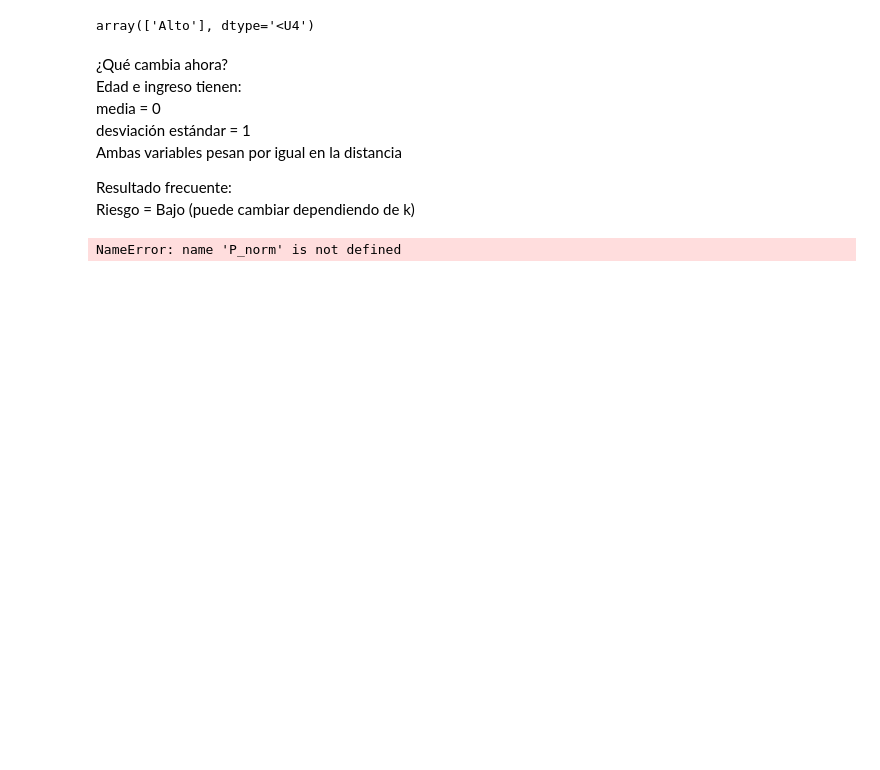
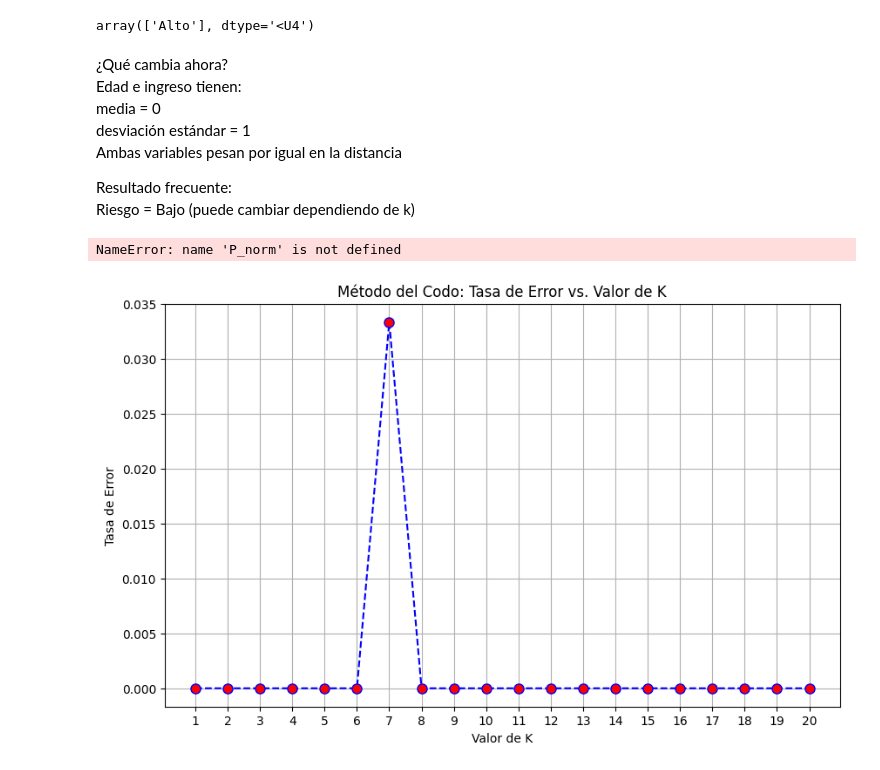
Before and after one commit to JordanMedinaOrtiz/mineria-datos, a Jupyter notebook: Mineria_datos.ipynb, the cells around one changed output. Saved outputs shown, nothing was run; the diff lists cells and outputs as text; code cells hidden in the pictures; blank space fills up the shorter version.

```diff
--- a/Mineria_datos.ipynb
+++ b/Mineria_datos.ipynb
@@ -2741,3 +2741,68 @@ for k in [1, 3, 5]:
     print(f"k={k} →", modelo.predict(P_norm)[0])
 # %% [output]
 NameError: name 'P_norm' is not defined
+# %%
+import numpy as np
+import matplotlib.pyplot as plt
+from sklearn.datasets import load_iris
+from sklearn.model_selection import train_test_split, GridSearchCV
+from sklearn.neighbors import KNeighborsClassifier
+from sklearn.metrics import accuracy_score, classification_report
+
+# 1. Cargar el dataset de flores Iris
+iris = load_iris()
+X = iris.data
+y = iris.target
+
+# 2. Separación de datos: 80% Entrenamiento y 20% Prueba
+X_train, X_test, y_train, y_test = train_test_split(X, y, test_size=0.20, random_state=42)
+
+# 3. MÉTODO DEL CODO (Evaluación manual de K)
+tasas_de_error = []
+rango_k = range(1, 21)
+
+for k in rango_k:
+    knn = KNeighborsClassifier(n_neighbors=k)
+    knn.fit(X_train, y_train)
+    predicciones = knn.predict(X_test)
+    # Calculamos el error medio: (1 - precisión)
+    error = np.mean(predicciones != y_test)
+    tasas_de_error.append(error)
+
+# Graficar el Codo
+plt.figure(figsize=(10, 6))
+plt.plot(rango_k, tasas_de_error, color='blue', linestyle='dashed',
+         marker='o', markerfacecolor='red', markersize=8)
+plt.title('Método del Codo: Tasa de Error vs. Valor de K')
+plt.xlabel('Valor de K')
+plt.ylabel('Tasa de Error')
+plt.xticks(rango_k)
+plt.grid(True)
+plt.show()
+
+# 4. EL "COMBO" DE PARÁMETROS (GridSearchCV)
+print("\n--- Evaluando combinaciones ('Combo') con GridSearchCV ---")
+# Probamos diferentes valores de K y también diferentes fórmulas para medir distancia
+parametros_combo = {
+    'n_neighbors': [1, 3, 5, 7, 9, 11],
+    'weights': ['uniform', 'distance'],
+    'metric': ['euclidean', 'manhattan']
+}
+
+knn_base = KNeighborsClassifier()
+# cv=5 significa 5-fold cross validation
+grid_search = GridSearchCV(knn_base, parametros_combo, cv=5, scoring='accuracy')
+grid_search.fit(X_train, y_train)
+
+print(f"Mejor combinación de parámetros: {grid_search.best_params_}")
+
+# 5. EVALUACIÓN FINAL CON EL MEJOR K
+mejor_knn = grid_search.best_estimator_
+predicciones_finales = mejor_knn.predict(X_test)
+
+print("\n--- Resultados de la Clasificación ---")
+print(f"Precisión (Accuracy): {accuracy_score(y_test, predicciones_finales) * 100:.2f}%")
+print("\nReporte de Clasificación:")
+print(classification_report(y_test, predicciones_finales, target_names=iris.target_names))
+# %% [output]
+[figure, added]
```
Also changed, not shown: parts of 1 cell of this notebook.
